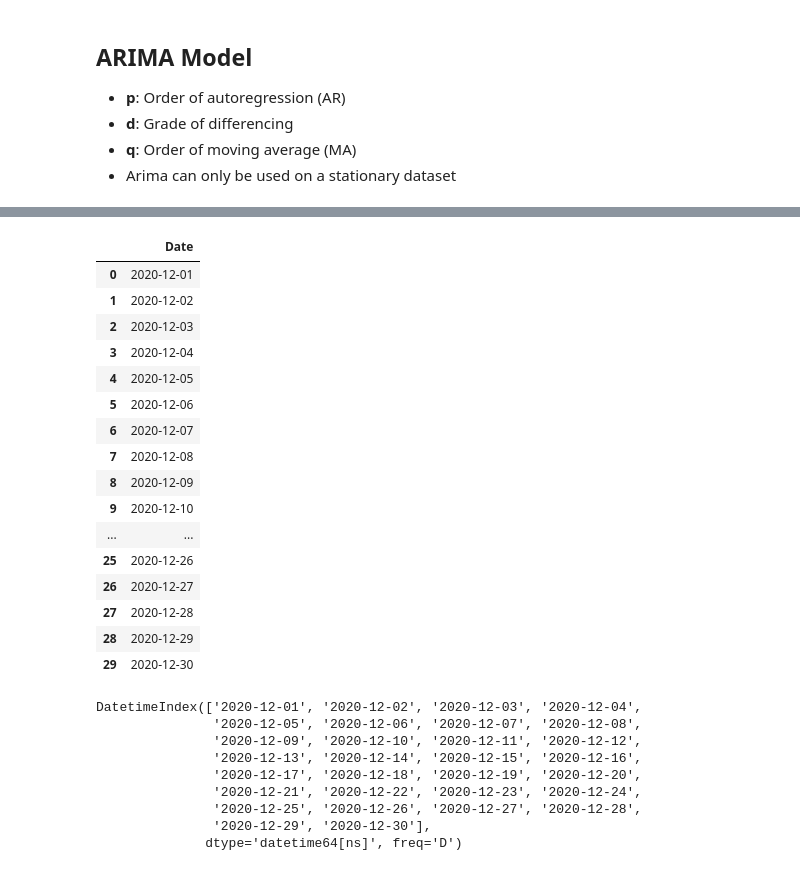
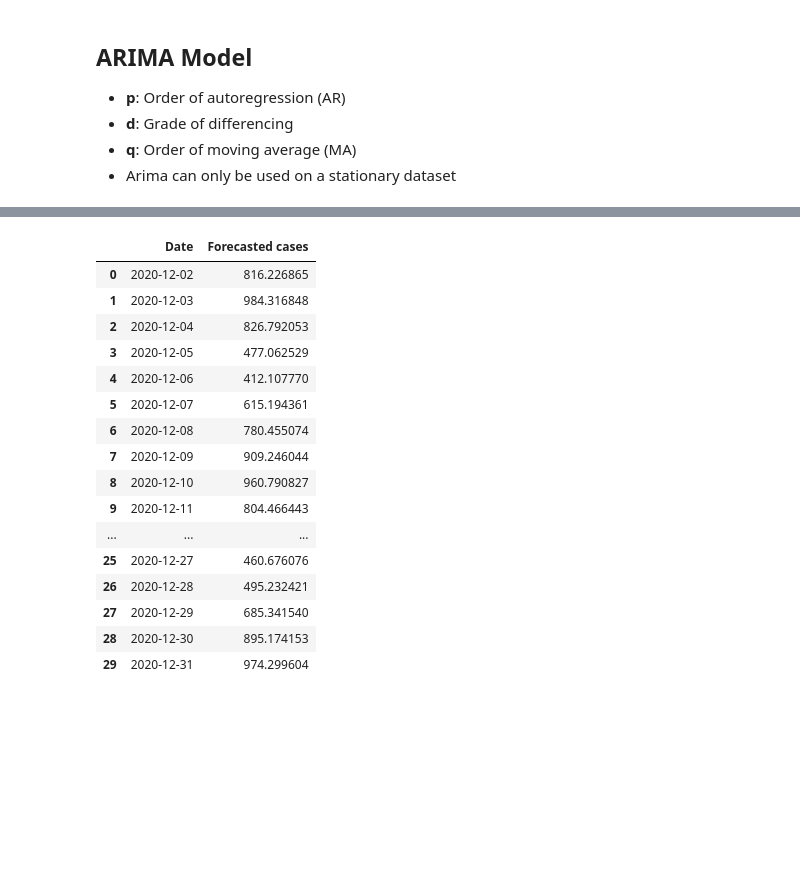
Before and after one commit to helenabarmer/machine_learning_intro, a Jupyter notebook: Regression/timeseries_forecasting.ipynb, the cells around one changed output, grey strips where cells are left out. Saved outputs shown, nothing was run; the diff lists cells and outputs as text; code cells hidden in the pictures; blank space fills up the shorter version.

```diff
--- a/Regression/timeseries_forecasting.ipynb
+++ b/Regression/timeseries_forecasting.ipynb
@@ -221,36 +209,26 @@ df.shape
 # %%
-date = pd.DataFrame(pd.date_range('2020-12-01', '2020-12-30',
+# Create dataframe with dates for upcoming 30 days
+date = pd.DataFrame(pd.date_range('2020-12-02', '2020-12-31',
                      freq='D'), columns=['Date'])
-date
-# %% [output]
-|  | Date |
-| 0 | 2020-12-01 |
-| 1 | 2020-12-02 |
-| 2 | 2020-12-03 |
-| 3 | 2020-12-04 |
-| 4 | 2020-12-05 |
-| 5 | 2020-12-06 |
-| 6 | 2020-12-07 |
-| 7 | 2020-12-08 |
-| 8 | 2020-12-09 |
-| 9 | 2020-12-10 |
-| ... | ... |
-| 25 | 2020-12-26 |
-| 26 | 2020-12-27 |
-| 27 | 2020-12-28 |
-| 28 | 2020-12-29 |
-| 29 | 2020-12-30 |
 # %%
 # Merge dataframes
-test = pd.merge(skåne, datum, left_index=True, right_index=True)
-df_covid.head()
+forecast_df = pd.merge(date,df_forecast, left_index=True, right_index=True)
+forecast_df
 # %% [output]
-DatetimeIndex(['2020-12-01', '2020-12-02', '2020-12-03', '2020-12-04',
-               '2020-12-05', '2020-12-06', '2020-12-07', '2020-12-08',
-               '2020-12-09', '2020-12-10', '2020-12-11', '2020-12-12',
-               '2020-12-13', '2020-12-14', '2020-12-15', '2020-12-16',
-               '2020-12-17', '2020-12-18', '2020-12-19', '2020-12-20',
-               '2020-12-21', '2020-12-22', '2020-12-23', '2020-12-24',
-               '2020-12-25', '2020-12-26', '2020-12-27', '2020-12-28',
-               '2020-12-29', '2020-12-30'],
-              dtype='datetime64[ns]', freq='D')
+|  | Date | Forecasted cases |
+| 0 | 2020-12-02 | 816.226865 |
+| 1 | 2020-12-03 | 984.316848 |
+| 2 | 2020-12-04 | 826.792053 |
+| 3 | 2020-12-05 | 477.062529 |
+| 4 | 2020-12-06 | 412.107770 |
+| 5 | 2020-12-07 | 615.194361 |
+| 6 | 2020-12-08 | 780.455074 |
+| 7 | 2020-12-09 | 909.246044 |
+| 8 | 2020-12-10 | 960.790827 |
+| 9 | 2020-12-11 | 804.466443 |
+| ... | ... | ... |
+| 25 | 2020-12-27 | 460.676076 |
+| 26 | 2020-12-28 | 495.232421 |
+| 27 | 2020-12-29 | 685.341540 |
+| 28 | 2020-12-30 | 895.174153 |
+| 29 | 2020-12-31 | 974.299604 |
```
Also changed, not shown: parts of 6 cells of this notebook.
